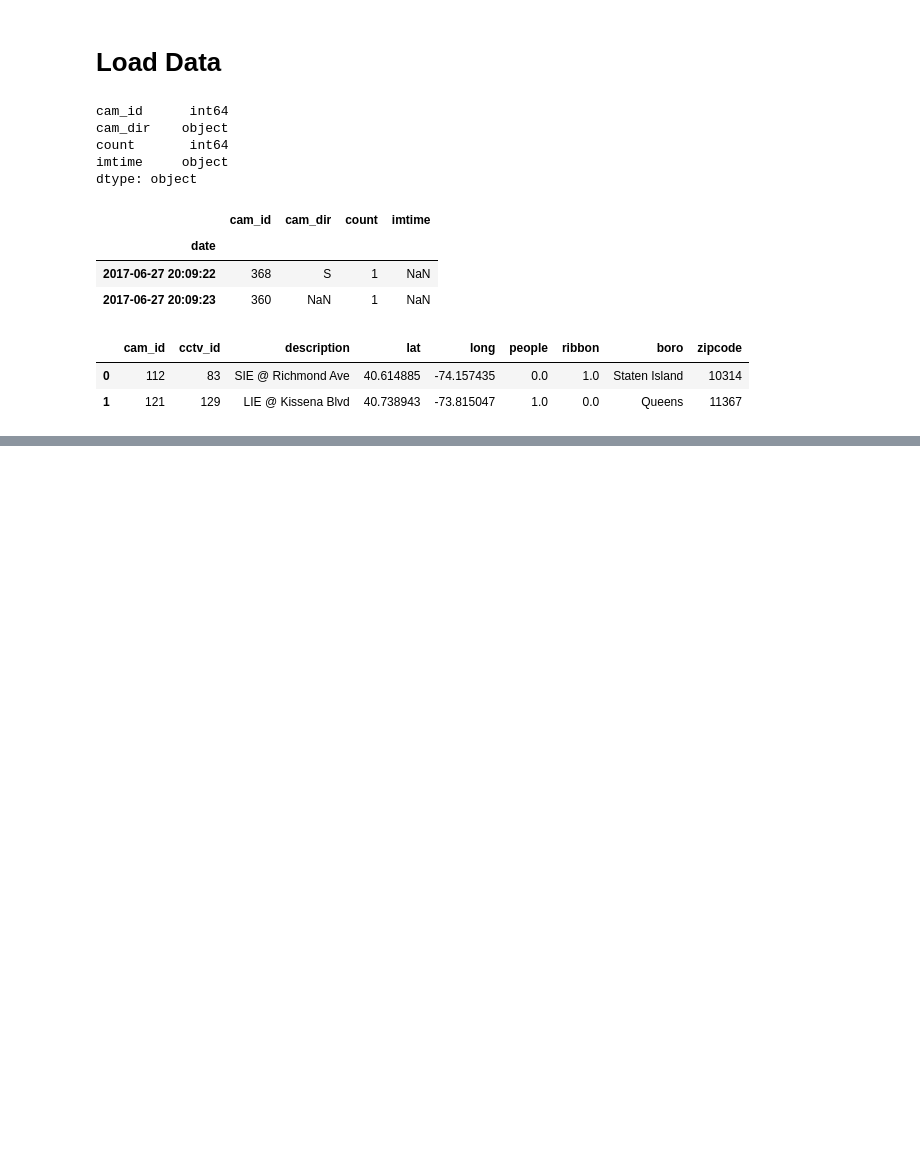
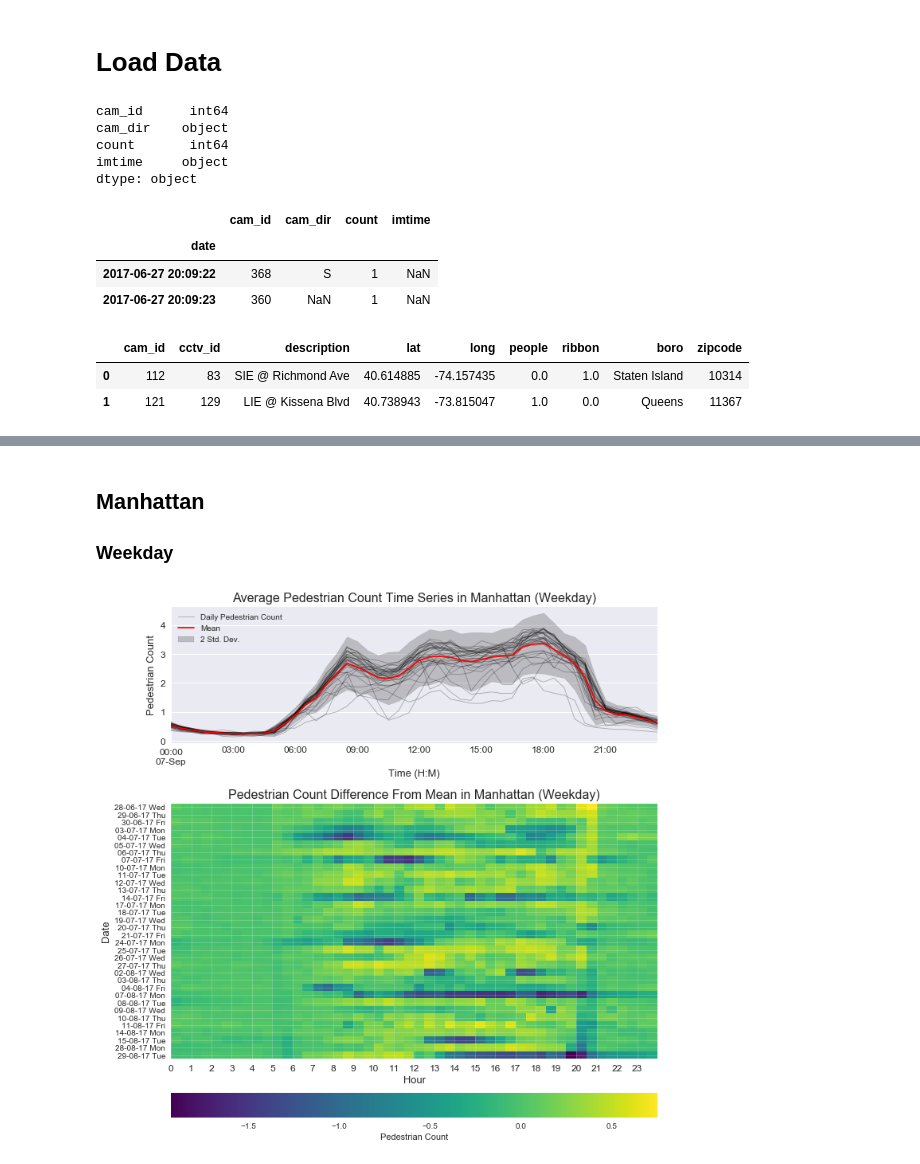
Before and after one commit to basyavasya-honmono/hadive, a Jupyter notebook: notebooks/1.3-JV-Anomalies.ipynb, the cells around one changed output, grey strips where cells are left out. Drawn from its saved outputs; the diff is of its cells as text; code cells hidden in the pictures; blank space fills up the shorter version.

```diff
--- a/notebooks/1.3-JV-Anomalies.ipynb
+++ b/notebooks/1.3-JV-Anomalies.ipynb
@@ -93,0 +126,9 @@ plot_cam_anoms(df, 169)
+# %% [markdown]
+## Manhattan
+### Weekday
+# %%
+plot_cam_anoms(df[(df.boro == "Manhattan") & (df.people == 1.)],
+               titles=("Average Pedestrian Count Time Series in Manhattan (Weekday)",
+                       "Pedestrian Count Difference From Mean in Manhattan (Weekday)"))
+# %% [output]
+[figure, added]
```
Also changed, not shown: parts of 16 cells of this notebook.
